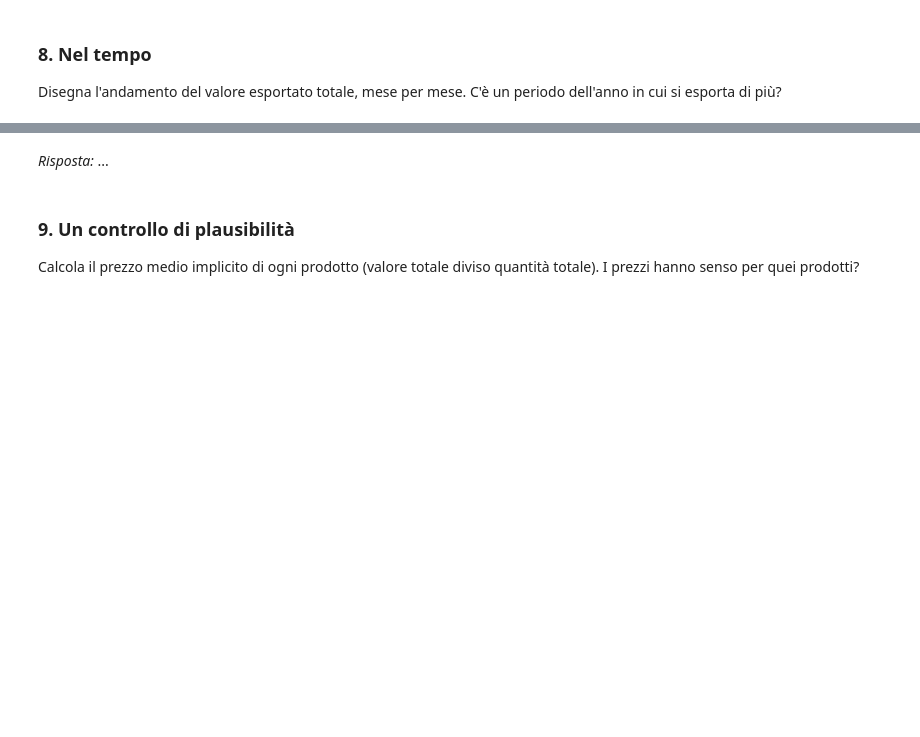
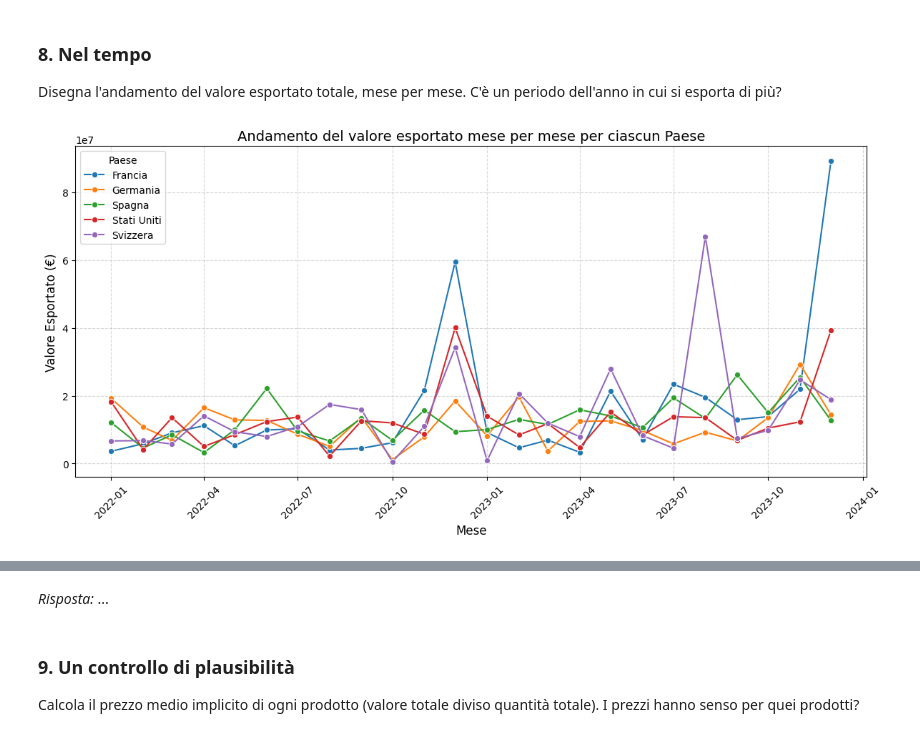
Before and after one commit to wUdinese/SIMA2026, a Jupyter notebook: esercitazioni/E04_pulizia/E04_task.ipynb, the cells around one changed output, grey strips where cells are left out. Saved outputs shown, nothing was run; the diff lists cells and outputs as text; code cells hidden in the pictures; blank space fills up the shorter version.

```diff
--- a/esercitazioni/E04_pulizia/E04_task.ipynb
+++ b/esercitazioni/E04_pulizia/E04_task.ipynb
@@ -175,0 +231,6 @@ mesi = {"gen": 1, "feb": 2, "mar": 3, "apr": 4, "mag": 5, "giu": 6,
+# %%
+# Estraiamo l'anno dalla colonna 'mese' che è già in formato data
+ex["anno"] = ex["mese"].dt.year
+
+# Visualizziamo le prime righe per verificare la nuova colonna
+display(ex.head())
@@ -178,4 +246,15 @@ mesi = {"gen": 1, "feb": 2, "mar": 3, "apr": 4, "mag": 5, "giu": 6,
 
 Quante righe hanno una quantità negativa? Sono errori da correggere? Leggi la descrizione delle colonne prima di decidere, e scrivi la tua decisione.
 # %%
-# scrivi qui il tuo codice
+# Selezioniamo le righe con quantità negativa
+
+ex["quantita"]=ex["quantita"].abs()
+ex["valore"]=ex["valore"].abs()
+ex.head()
+#righe_negative = ex[ex["quantita"] < 0]
+
+# Moltiplichiamo per -1 sia il valore che la quantità usando la sintassi corretta
+#righe_negative[["valore", "quantita"]] = righe_negative[["valore", "quantita"]] * -1
+#display(righe_negative)
+
+#df.loc[righe_negative, "valori"] =
@@ -198,4 +299,26 @@ Per tenere solo il 2023: `data` ora è una vera data, e da una data si può estr
 
 Disegna l'andamento del valore esportato totale, mese per mese. C'è un periodo dell'anno in cui si esporta di più?
 # %%
-# scrivi qui il tuo codice
+import seaborn as sns
+import matplotlib.pyplot as plt
+
+# 1. Raggruppiamo i dati per mese e paese, calcolando la somma dei valori
+andamento_paesi = ex.groupby(["mese", "paese"])["valore"].sum().reset_index()
+
+# 2. Creiamo il grafico a linee
+plt.figure(figsize=(12, 6))
+sns.lineplot(data=andamento_paesi, x="mese", y="valore", hue="paese", marker="o")
+
+# 3. Personalizziamo il grafico per renderlo leggibile
+plt.title("Andamento del valore esportato mese per mese per ciascun Paese", fontsize=14)
+plt.xlabel("Mese", fontsize=12)
+plt.ylabel("Valore Esportato (€)", fontsize=12)
+plt.grid(True, linestyle="--", alpha=0.5)
+plt.legend(title="Paese")
+plt.xticks(rotation=45)
+plt.tight_layout()
+
+# Mostriamo il grafico
+plt.show()
+# %% [output]
+[figure, added]
```
Also changed, not shown: parts of 9 cells of this notebook.
